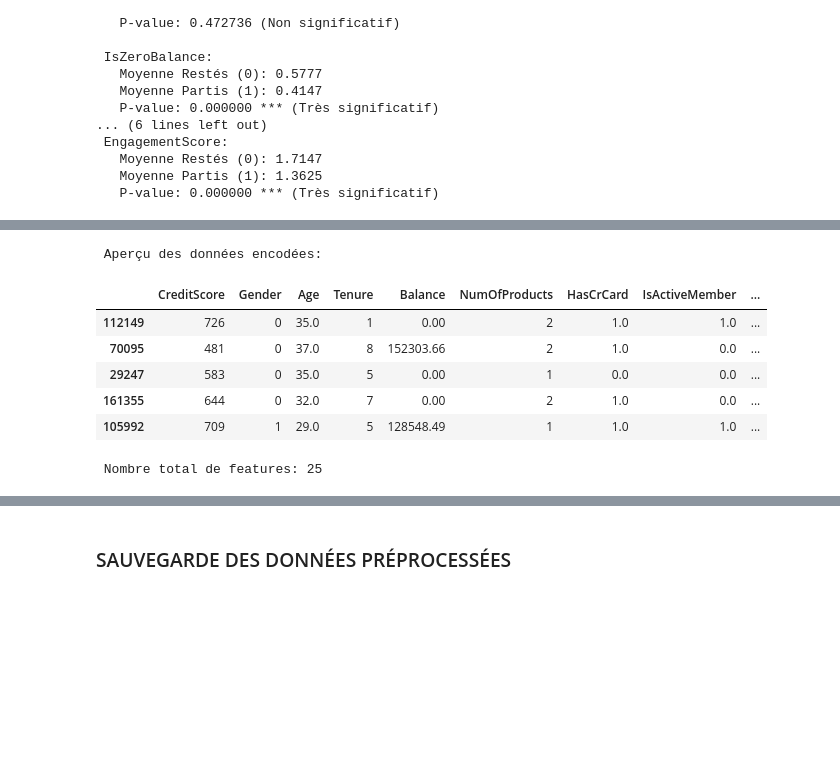
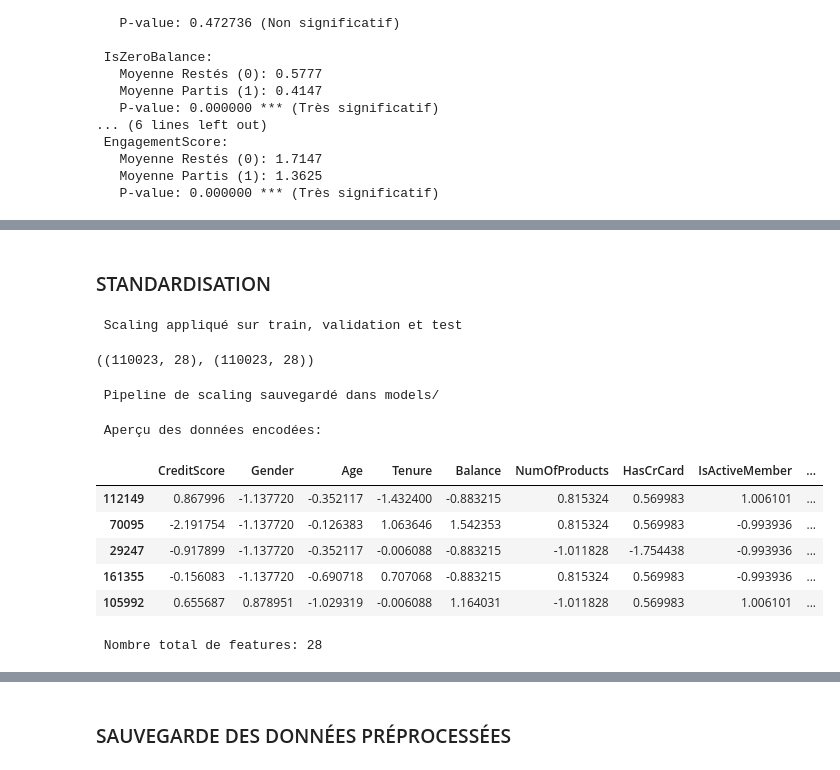
Before and after one commit to Tchapda3002/Ml-churn, a Jupyter notebook: notebooks/churn_02_preprocessing.ipynb, the cells around one changed output, grey strips where cells are left out. Drawn from its saved outputs; the diff is of its cells as text; code cells hidden in the pictures; blank space fills up the shorter version.

```diff
--- a/notebooks/churn_02_preprocessing.ipynb
+++ b/notebooks/churn_02_preprocessing.ipynb
@@ -327,0 +177,5 @@ CreditScoreGroup créé
+# %%
+pipeline_features = create_feature_engineering_pipeline()
+train_engineered = pipeline_features.fit_transform(train_clean)
+val_engineered = pipeline_features.transform(val_clean)
+test_engineered = pipeline_features.transform(test_clean)
@@ -527,0 +273,6 @@ train_encoded, val_encoded, encoders = encode_categorical_features(
+# %%
+# PIPELINE 3 : Encodage
+pipeline_encoding = create_encoding_pipeline()
+train_encoded = pipeline_encoding.fit_transform(train_engineered)
+val_encoded = pipeline_encoding.transform(val_engineered)
+test_encoded = pipeline_encoding.transform(test_engineered)
@@ -528,15 +289,44 @@ train_encoded, val_encoded, encoders = encode_categorical_features(
+# %% [markdown]
+### STANDARDISATION
+# %%
+X_val = val_encoded.drop(columns=['Exited'], errors='ignore')
+y_val = val_encoded['Exited']
+
+X_train = train_encoded.drop(columns=['Exited'], errors='ignore')
+y = train_encoded['Exited']
+
+X_test = test_encoded.drop(columns=['Exited'], errors='ignore')
+# %%
+# PIPELINE 4 : Scaling
+pipeline_scaling = create_scaling_pipeline(method='standard')
+X_train_scaled = pipeline_scaling.fit_transform(X_train)
+X_val_scaled = pipeline_scaling.transform(X_val)
+X_test_scaled = pipeline_scaling.transform(X_test)
+print(f"\n Scaling appliqué sur train, validation et test")
+# %% [output]
+ Scaling appliqué sur train, validation et test
+# %%
+X_test_scaled.shape, X_test.shape
+# %% [output]
+((110023, 28), (110023, 28))
+# %%
+# importer le pipeline d scaling
+joblib.dump(pipeline_scaling, '../models/pipeline_scaling.pkl')
+print("\n Pipeline de scaling sauvegardé dans models/")
+# %% [output]
+ Pipeline de scaling sauvegardé dans models/
 # %%
 # Aperçu des données encodées
 print("\n Aperçu des données encodées:")
-display(train_encoded.head())
+display(X_train_scaled.head())
 
-print(f"\n Nombre total de features: {train_encoded.shape[1]}")
+print(f"\n Nombre total de features: {X_train_scaled.shape[1]}")
 # %% [output]
  Aperçu des données encodées:
 |  | CreditScore | Gender | Age | Tenure | Balance | NumOfProducts | HasCrCard | IsActiveMember | ... |
-| 112149 | 726 | 0 | 35.0 | 1 | 0.00 | 2 | 1.0 | 1.0 | ... |
-| 70095 | 481 | 0 | 37.0 | 8 | 152303.66 | 2 | 1.0 | 0.0 | ... |
-| 29247 | 583 | 0 | 35.0 | 5 | 0.00 | 1 | 0.0 | 0.0 | ... |
-| 161355 | 644 | 0 | 32.0 | 7 | 0.00 | 2 | 1.0 | 0.0 | ... |
-| 105992 | 709 | 1 | 29.0 | 5 | 128548.49 | 1 | 1.0 | 1.0 | ... |
+| 112149 | 0.867996 | -1.137720 | -0.352117 | -1.432400 | -0.883215 | 0.815324 | 0.569983 | 1.006101 | ... |
+| 70095 | -2.191754 | -1.137720 | -0.126383 | 1.063646 | 1.542353 | 0.815324 | 0.569983 | -0.993936 | ... |
+| 29247 | -0.917899 | -1.137720 | -0.352117 | -0.006088 | -0.883215 | -1.011828 | -1.754438 | -0.993936 | ... |
+| 161355 | -0.156083 | -1.137720 | -0.690718 | 0.707068 | -0.883215 | 0.815324 | 0.569983 | -0.993936 | ... |
+| 105992 | 0.655687 | 0.878951 | -1.029319 | -0.006088 | 1.164031 | -1.011828 | 0.569983 | 1.006101 | ... |
- Nombre total de features: 25
+ Nombre total de features: 28
```
Also changed, not shown: parts of 31 cells of this notebook, 37 other files.
